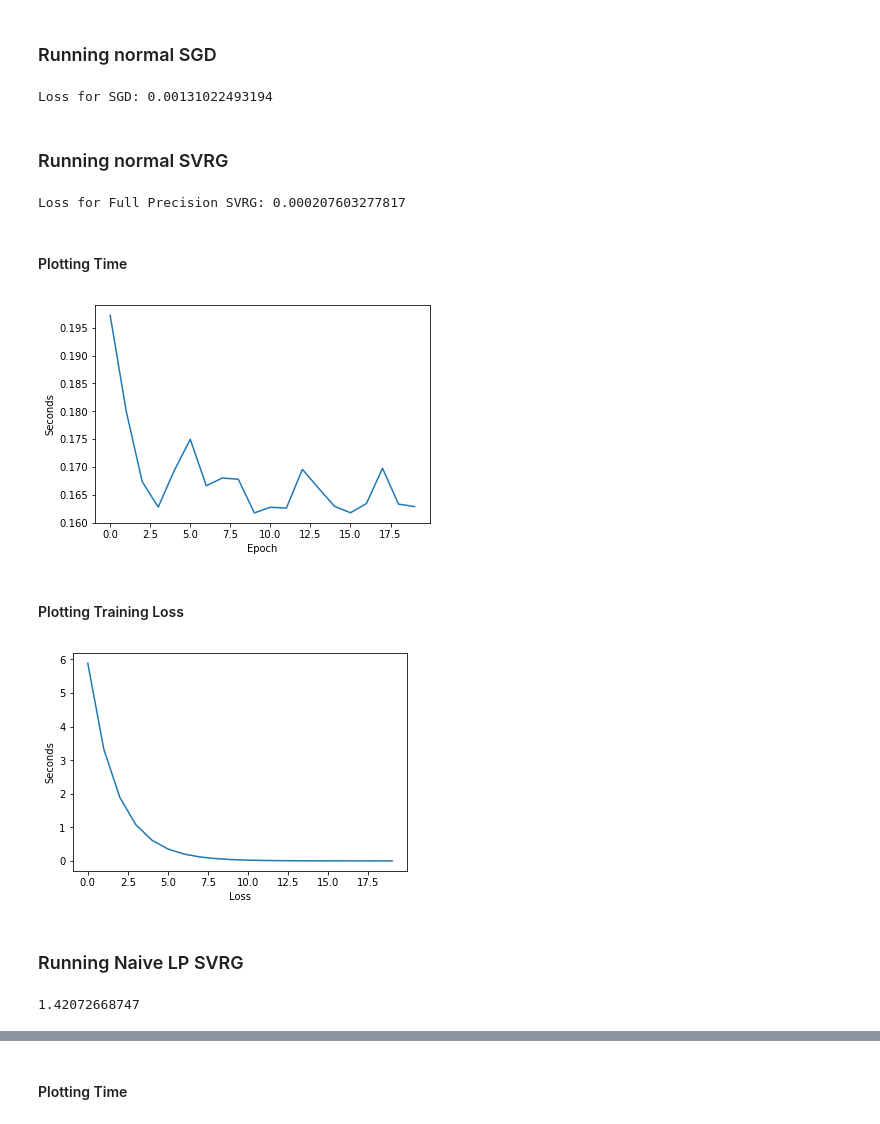
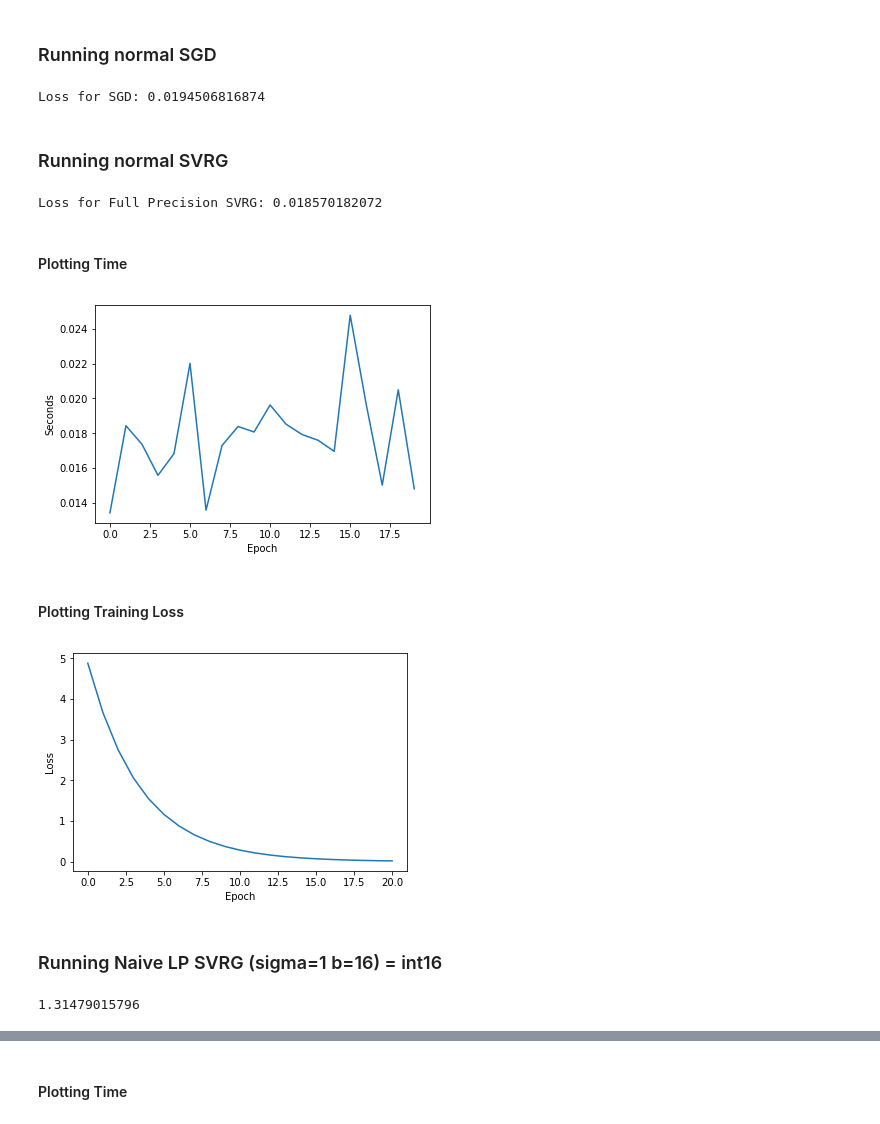
Before and after one commit to abigailshchur/Quantized-SVRG, a Jupyter notebook: Linear Regression.ipynb, the cells around one changed output, grey strips where cells are left out. Saved outputs shown, nothing was run; the diff lists cells and outputs as text; code cells hidden in the pictures.

```diff
--- a/Linear Regression.ipynb
+++ b/Linear Regression.ipynb
@@ -27,47 +27,51 @@ import matplotlib.pyplot as plt
 n = 10000
 d=100
 s = 1/128.0
+alpha=0.001
+w0=np.random.rand(d)
+K=20
+T=1000
 w,x,y,xt = data_generation.generate_data_low_precision_linear_regression(d,n,s)
 x_fp = p_util.low_precision_to_float(x,s)
 # %% [markdown]
 ### Running normal SGD
 # %%
-weights_sgd = opt.sgd(0.0001, x_fp, y, 10*3*n)
+weights_sgd = opt.sgd(w0,alpha, x_fp, y, K*T)
 loss_sgd = opt.loss(weights_sgd, x_fp, y)
 print("Loss for SGD: " + str(loss_sgd))
 # %% [output]
-Loss for SGD: 0.00131022493194
+Loss for SGD: 0.0194506816874
 # %% [markdown]
 ### Running normal SVRG
 # %%
-weights_svrg, time_array, loss_array = opt.svrg(0.0001, x_fp, y, 20, 2*n, calc_loss=True)
-loss_svrg = opt.loss(weights_svrg, x_fp, y)
+weights_svrg, time_array_normal_SVRG, loss_array_normal_SVRG = opt.svrg(w0,alpha, x_fp, y, K, T, calc_loss=True)
+loss_svrg= opt.loss(weights_svrg, x_fp, y)
 print("Loss for Full Precision SVRG: " + str(loss_svrg))
 # %% [output]
-Loss for Full Precision SVRG: 0.000207603277817
+Loss for Full Precision SVRG: 0.018570182072
 # %% [markdown]
 #### Plotting Time
 # %%
-plt.plot(time_array)
+plt.plot(time_array_normal_SVRG)
 plt.ylabel('Seconds')
 plt.xlabel('Epoch')
 plt.show()
 # %% [output]
-[figure, old version]
+[figure, new version]
 # %% [markdown]
 #### Plotting Training Loss
 # %%
-plt.plot(loss_array)
-plt.ylabel('Seconds')
-plt.xlabel('Loss')
+plt.plot(loss_array_normal_SVRG)
+plt.xlabel('Epoch')
+plt.ylabel('Loss')
 plt.show()
 # %% [output]
-[figure, old version]
+[figure, new version]
 # %% [markdown]
-### Running Naive LP SVRG
+### Running Naive LP SVRG  (sigma=1 b=16) = int16
 # %%
-weights_slow_lp_svrg, time_slow_array, loss_slow_array = naive.lp_svrg_lr(0.0001, x_fp, y, 10)
-loss_slow_svrg = opt.loss(weights_slow_lp_svrg, x_fp, y)
-print(loss_slow_svrg)
+weights_slow_lp_svrg, time_array_naive_LPSVRG, loss_array_naive_LPSVRG = naive.lp_svrg_lr(w0,alpha, x_fp, y, K, T)
+loss_naive_LPSVRG= opt.loss(weights_slow_lp_svrg, x_fp, y)
+print(loss_naive_LPSVRG)
 # %% [output]
-1.42072668747
+1.31479015796
```
Also changed, not shown: parts of 30 cells of this notebook, 12 other files.
